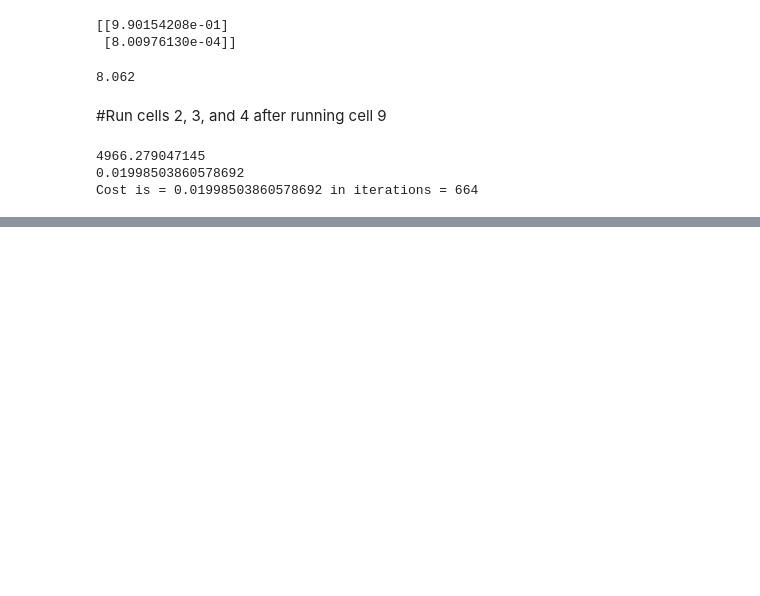
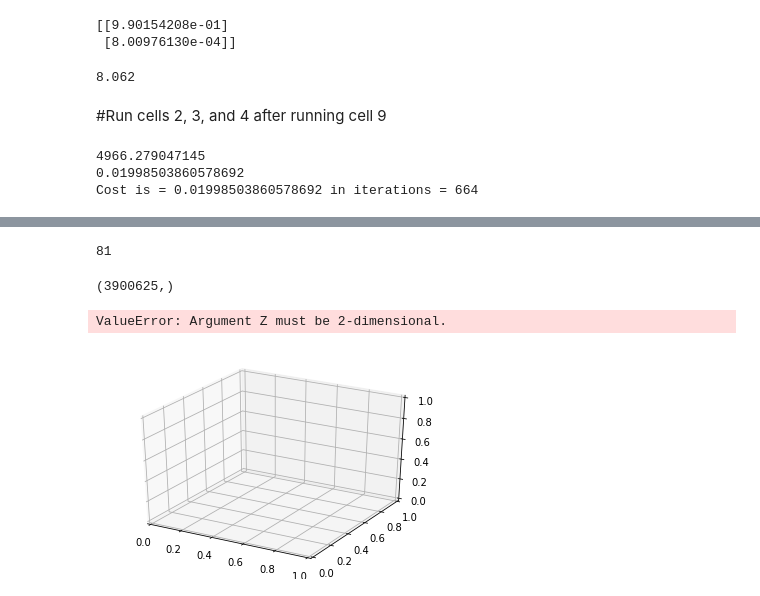
Before and after one commit to agarwal-ayushi/Machine-Learning-Assignments, a Jupyter notebook: Assignment1/ques1/question1.ipynb, the cells around one changed output, grey strips where cells are left out. Saved outputs shown, nothing was run; the diff lists cells and outputs as text; code cells hidden in the pictures; blank space fills up the shorter version.

```diff
--- a/Assignment1/ques1/question1.ipynb
+++ b/Assignment1/ques1/question1.ipynb
@@ -208,0 +291,36 @@ print(theta)
+# %%
+a=np.zeros((9,9))
+b=np.zeros((9,9))
+count=0
+for i,j in zip(np.ravel(a), np.ravel(b)):
+    count+=1
+print(count)
+# %% [output]
+81
+# %%
+#define the cost function
+def cost_1(X, theta0,theta1, Y):
+    h_x = X[0]*theta0 + X[1]*theta1
+    cost = (1/2*X.shape[0]) * np.sum((Y-h_x)**2)
+    return cost
+# %%
+from mpl_toolkits import mplot3d
+from numpy import *
+fig = plt.figure()
+ax = plt.axes(projection='3d')
+x = theta_all[0]
+y = theta_all[1]
+z = cost_list
+
+a,b = np.meshgrid(theta_all[0], theta_all[1])
+c = np.array([cost_1(X, t0, t1, Y) for t0,t1 in zip(np.ravel(a), np.ravel(b))])
+print(c.shape)
+ax.plot_surface(a,b,c, rstride=1, cstride=1,
+                cmap='viridis', edgecolor='none');
+#ax.plot_trisurf(theta[0], theta[1], cost_list,
+#                cmap='viridis', edgecolor='none');
+#ax.plot3D(x,y,z);
+# %% [output]
+(3900625,)
+ValueError: Argument Z must be 2-dimensional.
+[figure, added]
```
Also changed, not shown: parts of 6 cells of this notebook.
